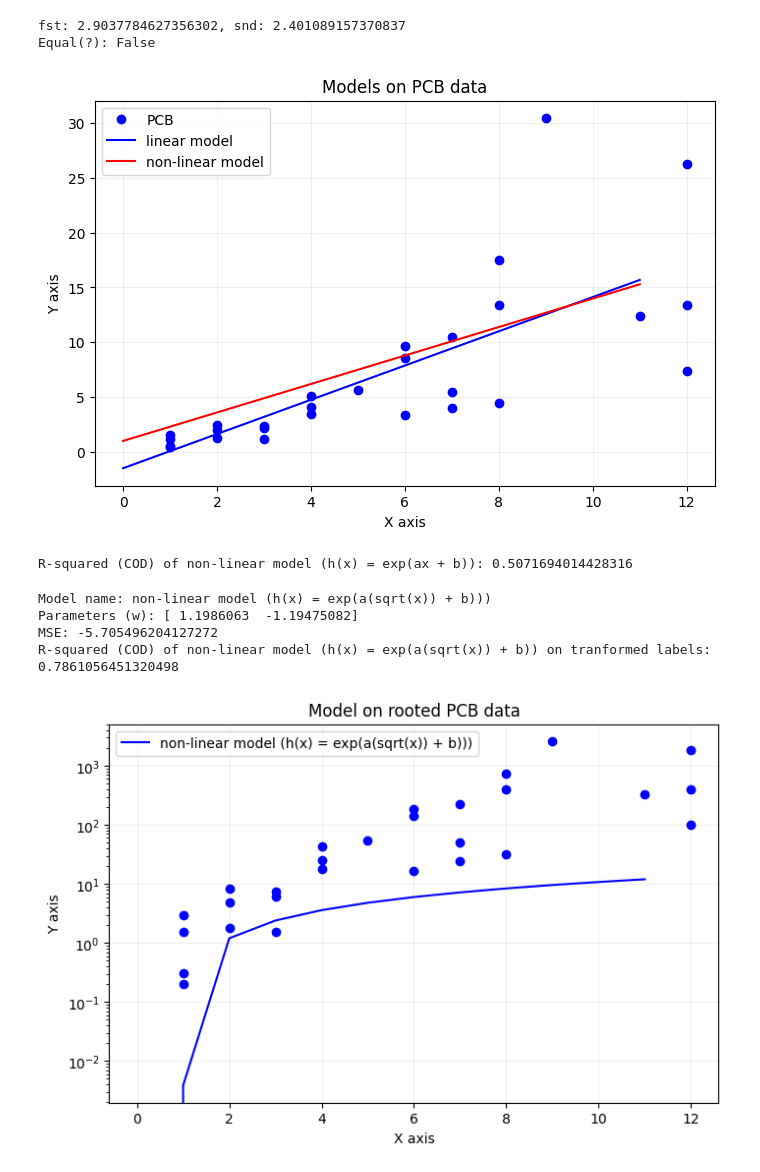
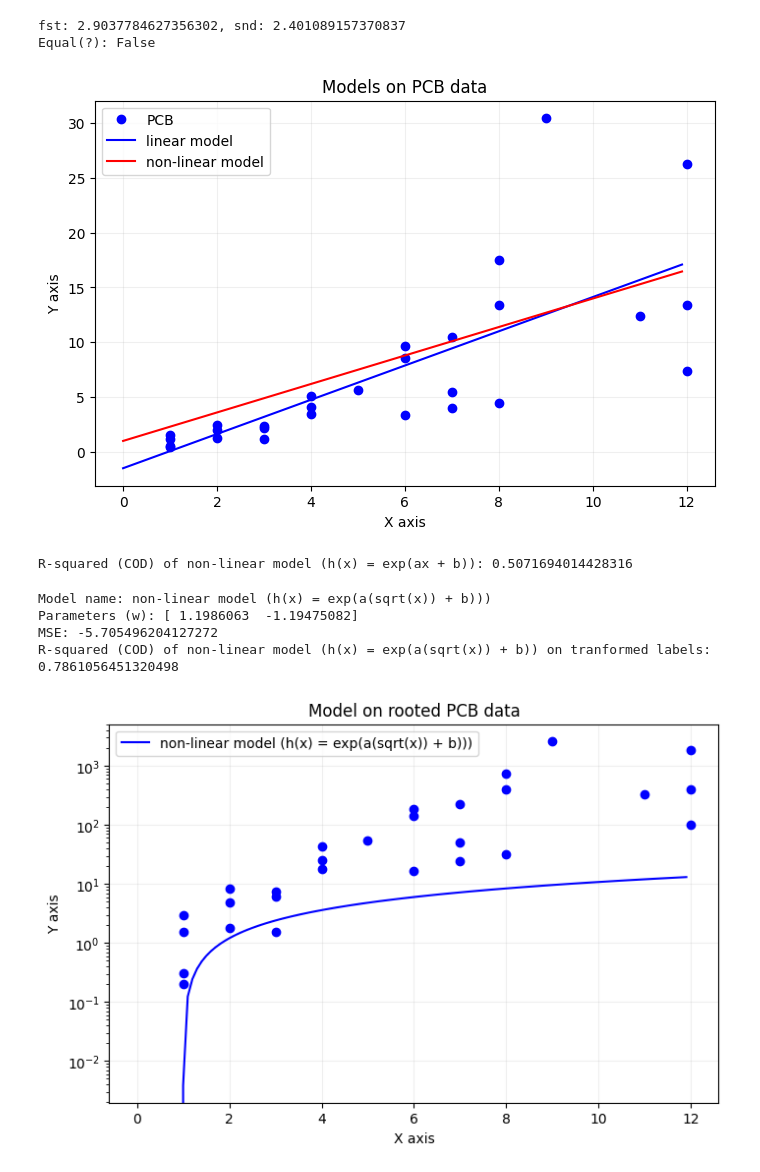
Before and after one commit to SchnitzelBeef/MLA, a Jupyter notebook: HA1/Regression/regression.ipynb, the cells around one changed output. Cells and saved outputs as stored; diff of their text form; code cells hidden in the pictures.

```diff
--- a/HA1/Regression/regression.ipynb
+++ b/HA1/Regression/regression.ipynb
@@ -61,11 +61,11 @@ Equal(?): False
 # Task 4:
 fig, ax = plt.subplots(figsize=(8,5))
 
-X_f = np.arange(0, np.max(X))
+X_f = np.arange(0, np.max(X), 0.1,)
 ax.plot(X, Y, 'bo', label="PCB")
 
 # We must create some uniformly spaced coordinates so that we can draw the model-line
-# (In effect, two would have surficed since the model is linear)
+# (In effect, two would have sufficed since the model is linear)
 uniform_X = np.array(list(zip(X_f, np.ones(np.shape(X_f)))))
 ax.plot(X_f, np.matmul(uniform_X, model_lin), 'b-', label="linear model")
 ax.plot(X_f, np.matmul(uniform_X, model_exp), 'r-', label="non-linear model")
@@ -79,7 +79,7 @@ plt.show()
 
 fig.savefig('ModelsOnPCBData.png')
 # %% [output]
-[figure, old version]
+[figure, new version]
 # %%
 # R-squared calculator
 def COD(X, model, Y):
@@ -95,31 +95,31 @@ R-squared (COD) of non-linear model (h(x) = exp(ax + b)): 0.5071694014428316
 # %%
 # Task 6
 sqrt_X = np.sqrt(X)
 sqrt_tilde_X = np.array(list(zip(sqrt_X, np.ones(N))))
 sqrt_pinv_X = np.linalg.pinv(sqrt_tilde_X)
 model_non_lin = np.transpose(np.matmul(sqrt_pinv_X, log_Y))
 
 printModelParameters("non-linear model (h(x) = exp(a(sqrt(x)) + b)))", sqrt_tilde_X, model_non_lin, Y)
 
 cod = COD(sqrt_tilde_X, model_non_lin, log_Y)
 print(f"R-squared (COD) of non-linear model (h(x) = exp(a(sqrt(x)) + b)) on tranformed labels: {cod}")
 
 fig, ax = plt.subplots(figsize=(8,5))
-X_uniform = np.arange(0, np.max(X))
-tilde_X_uniform = np.array(list(zip(np.arange(0, np.max(X)), np.ones(N))))
+X_uniform = np.arange(0, np.max(X), 0.1)
+tilde_X_uniform = np.array(list(zip(X_uniform, np.ones(np.shape(X_uniform)))))
 ax.semilogy(X, 10**log_Y, 'bo')
 ax.plot(X_uniform, np.matmul(tilde_X_uniform, model_non_lin), 'b-', label="non-linear model (h(x) = exp(a(sqrt(x)) + b)))")
 ax.set_xlabel('X axis')
 ax.set_ylabel('Y axis')
 ax.set_title("Model on rooted PCB data")
 ax.grid(alpha=0.2)
 ax.legend()
 plt.show()
 
 fig.savefig('ModelsOnPCBData_LOG.png')
 # %% [output]
 Model name: non-linear model (h(x) = exp(a(sqrt(x)) + b)))
 Parameters (w): [ 1.1986063  -1.19475082]
 MSE: -5.705496204127272
 R-squared (COD) of non-linear model (h(x) = exp(a(sqrt(x)) + b)) on tranformed labels: 0.7861056451320498
-[figure, old version]
+[figure, new version]
```
